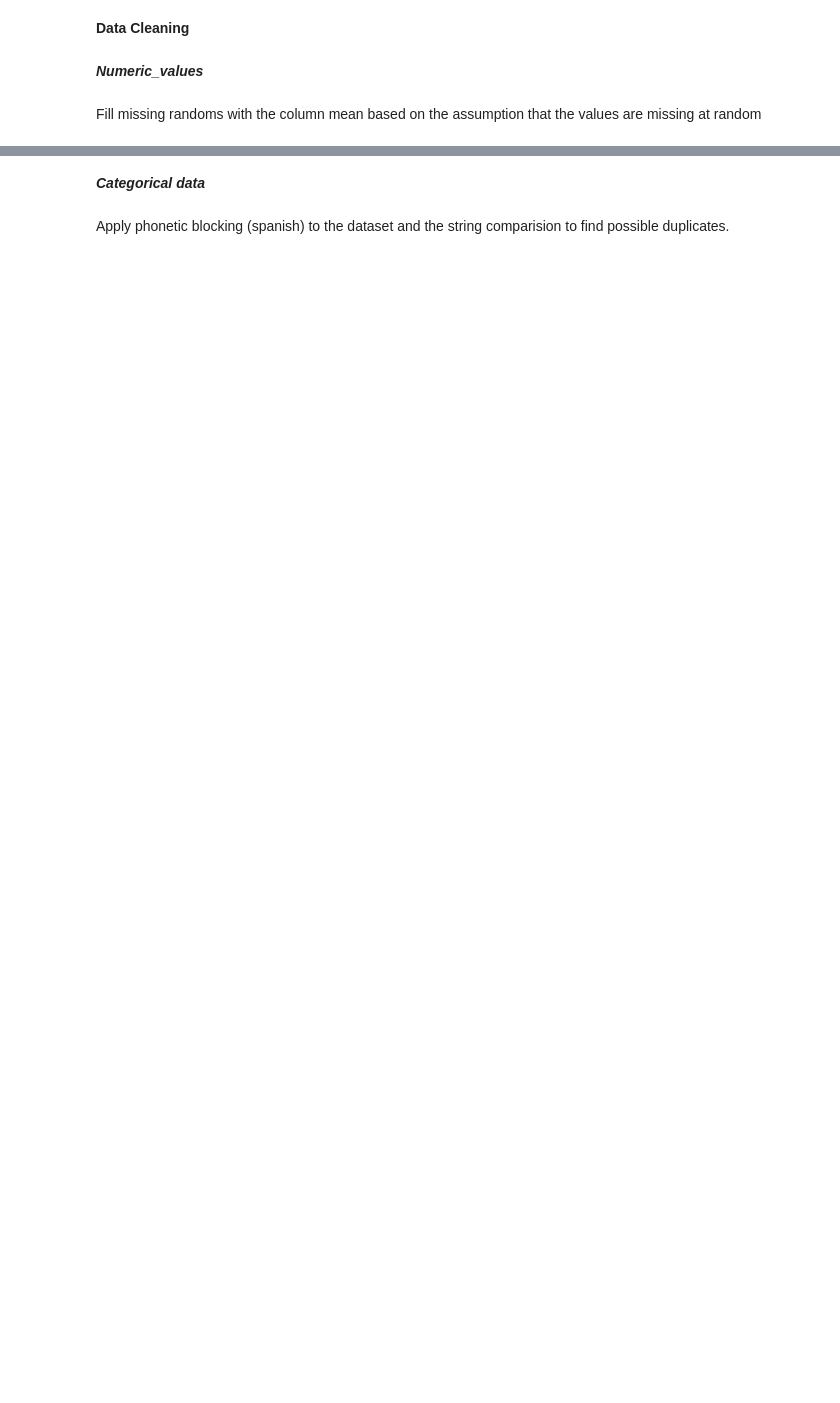
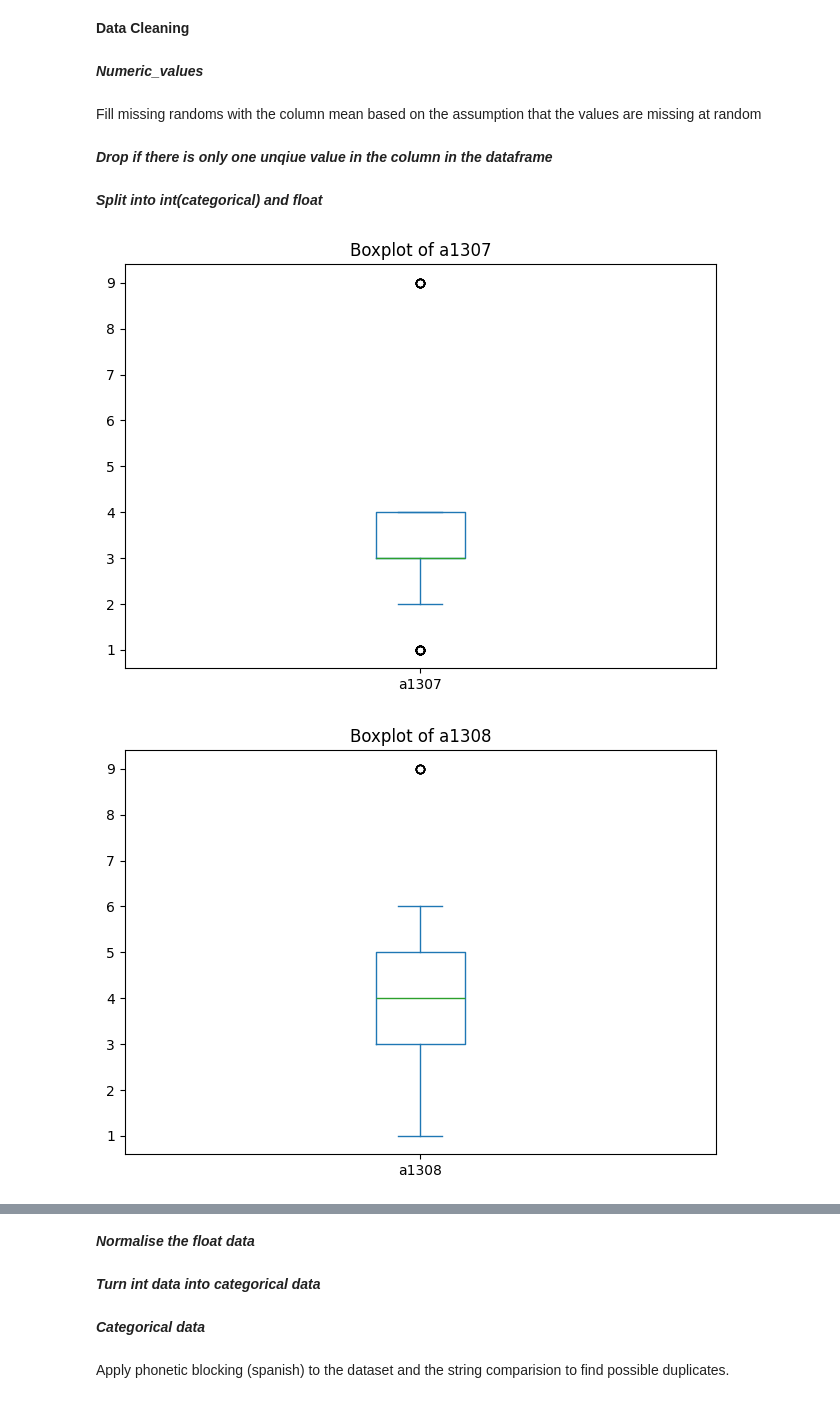
Before and after one commit to metropolisjenensis/Probabilistic-Machine-Learning_lecture-PROJECTS, a Jupyter notebook: projects/05-2F_XXXX_health_surveys_mx/project/data_pipeline.ipynb, the cells around one changed output, grey strips where cells are left out. Cells and saved outputs as stored; diff of their text form; code cells hidden in the pictures; blank space fills up the shorter version.

Commit message:
finished data cleaning, encoding, and code for model training

```diff
--- a/projects/05-2F_XXXX_health_surveys_mx/project/data_pipeline.ipynb
+++ b/projects/05-2F_XXXX_health_surveys_mx/project/data_pipeline.ipynb
@@ -347,3 +418,5 @@ print(df.)
 Fill missing randoms with the column mean based on the assumption that the values are missing at random
 # %%
 df = df.fillna(df.mean(numeric_only=True))
+# %% [markdown]
+***Drop if there is only one unqiue value in the column in the dataframe***
@@ -349,0 +425,26 @@ df = df.fillna(df.mean(numeric_only=True))
+# %% [markdown]
+***Split into int(categorical) and float***
+# %%
+float_cols = df.select_dtypes(include=['float']).columns
+for col in float_cols:
+    df[[col]].plot(kind='box', title=f'Boxplot of {col}')
+    plt.tight_layout()
+    plt.show()
+
+for col in float_cols:
+    Q1 = df[col].quantile(0.25)
+    Q3 = df[col].quantile(0.75)
+    IQR = Q3 - Q1
+    lower_bound = Q1 - 1.5 * IQR
+    upper_bound = Q3 + 1.5 * IQR
+
+    # Keep only rows where the value is within the bounds
+    df = df[(df[col] >= lower_bound) & (df[col] <= upper_bound)]
+
+for col in float_cols:
+    df[[col]].plot(kind='box', title=f'Boxplot of {col}')
+    plt.tight_layout()
+    plt.show()
+# %% [output]
+[figure, added]
+[figure, added]
@@ -349,0 +461,2 @@ df = df.fillna(df.mean(numeric_only=True))
+# %% [markdown]
+***Normalise the float data***
@@ -349,0 +465,2 @@ df = df.fillna(df.mean(numeric_only=True))
+# %% [markdown]
+***Turn int data into categorical data***
```
Also changed, not shown: parts of 22 cells of this notebook, 8 other files.
